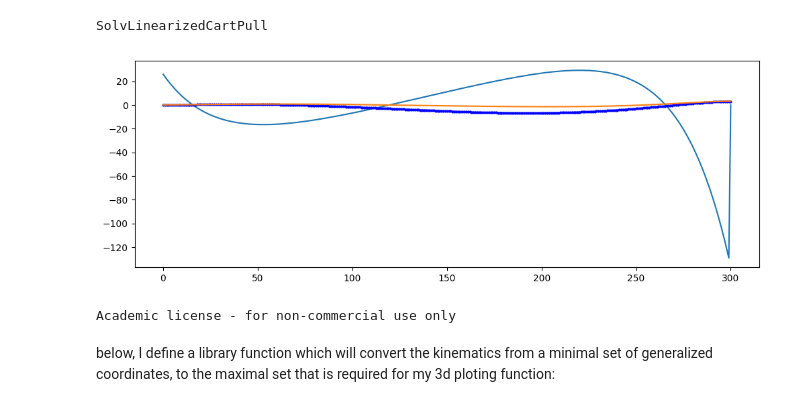
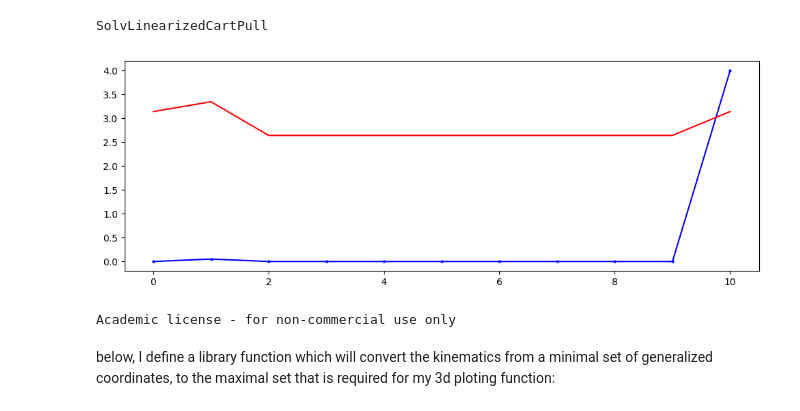
Before and after one commit to the1kieran/pullCartTrajOpt, a Jupyter notebook: finalProject/KieranProject.ipynb, the cells around one changed output. Saved outputs shown, nothing was run; the diff lists cells and outputs as text; code cells hidden in the pictures.

```diff
--- a/finalProject/KieranProject.ipynb
+++ b/finalProject/KieranProject.ipynb
@@ -188,23 +248,23 @@ end
 SolvLinearizedCartPull
 # %%
 
-(c,x) = SolvLinearizedCartPull(x0,xf,3,.01)
+(c,x,xdot) = SolvLinearizedCartPull(x0,xf,1,.1)
 
 using PyPlot
 figure(figsize=(12,4))
-plot(c[1,:])
+# plot(c[1,:])
 plot( x[1,:], "b.-", markersize=4)
-plot(x[2,:])
+plot(x[2,:],"r")
 
 
 
 #plot( x[1,:], x[2,:], "b.-", markersize=4 )
 #plot( x[1,:][T], x[2,:][T], "b.", markersize=12 )
 #plot( xw[1,:], xw[2,:], "r.", markersize=12 )
 #axis("equal")
 #axis((1.,8.,-.5,3.5));
 # %% [output]
-[figure, old version]
+[figure, new version]
 Academic license - for non-commercial use only
 # %% [markdown]
 below, I define a library function which will convert the kinematics from a minimal set of generalized coordinates, to the maximal set that is required for my 3d ploting function:
```
Also changed, not shown: parts of 1 cell of this notebook.
